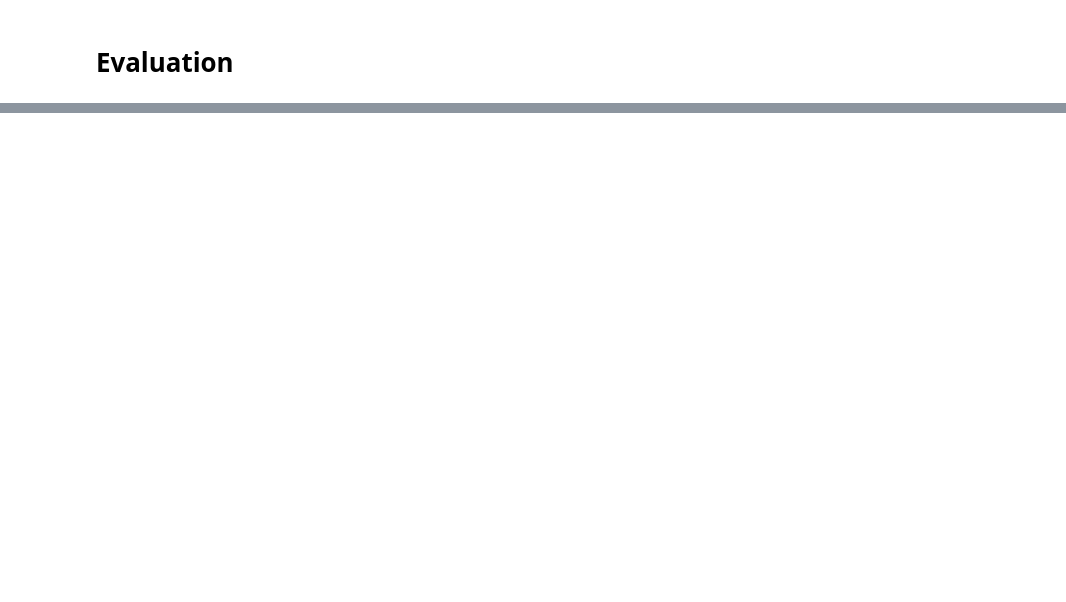
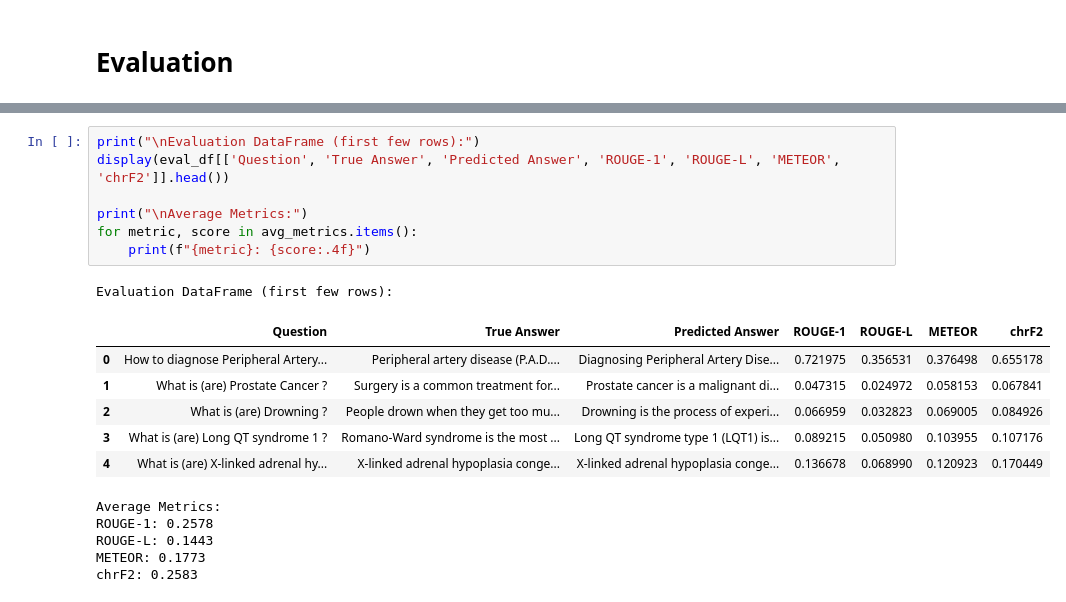
Before and after one commit to arelsulistyo/healthcare-chatbot-using-qa-with-word-embedding-ir, a Jupyter notebook: stbi copy.ipynb, the cells around one changed output, grey strips where cells are left out. Cells and saved outputs as stored; diff of their text form; blank space fills up the shorter version.

```diff
--- a/stbi copy.ipynb
+++ b/stbi copy.ipynb
@@ -792,0 +614,20 @@ ROUGE-L: 0.1220
+# %%
+print("\nEvaluation DataFrame (first few rows):")
+display(eval_df[['Question', 'True Answer', 'Predicted Answer', 'ROUGE-1', 'ROUGE-L', 'METEOR', 'chrF2']].head())
+
+print("\nAverage Metrics:")
+for metric, score in avg_metrics.items():
+    print(f"{metric}: {score:.4f}")
+# %% [output]
+Evaluation DataFrame (first few rows):
+|  | Question | True Answer | Predicted Answer | ROUGE-1 | ROUGE-L | METEOR | chrF2 |
+| 0 | How to diagnose Peripheral Artery... | Peripheral artery disease (P.A.D.... | Diagnosing Peripheral Artery Dise... | 0.721975 | 0.356531 | 0.376498 | 0.655178 |
+| 1 | What is (are) Prostate Cancer ? | Surgery is a common treatment for... | Prostate cancer is a malignant di... | 0.047315 | 0.024972 | 0.058153 | 0.067841 |
+| 2 | What is (are) Drowning ? | People drown when they get too mu... | Drowning is the process of experi... | 0.066959 | 0.032823 | 0.069005 | 0.084926 |
+| 3 | What is (are) Long QT syndrome 1 ? | Romano-Ward syndrome is the most ... | Long QT syndrome type 1 (LQT1) is... | 0.089215 | 0.050980 | 0.103955 | 0.107176 |
+| 4 | What is (are) X-linked adrenal hy... | X-linked adrenal hypoplasia conge... | X-linked adrenal hypoplasia conge... | 0.136678 | 0.068990 | 0.120923 | 0.170449 |
+Average Metrics:
+ROUGE-1: 0.2578
+ROUGE-L: 0.1443
+METEOR: 0.1773
+chrF2: 0.2583
```
Also changed, not shown: parts of 13 cells of this notebook.
